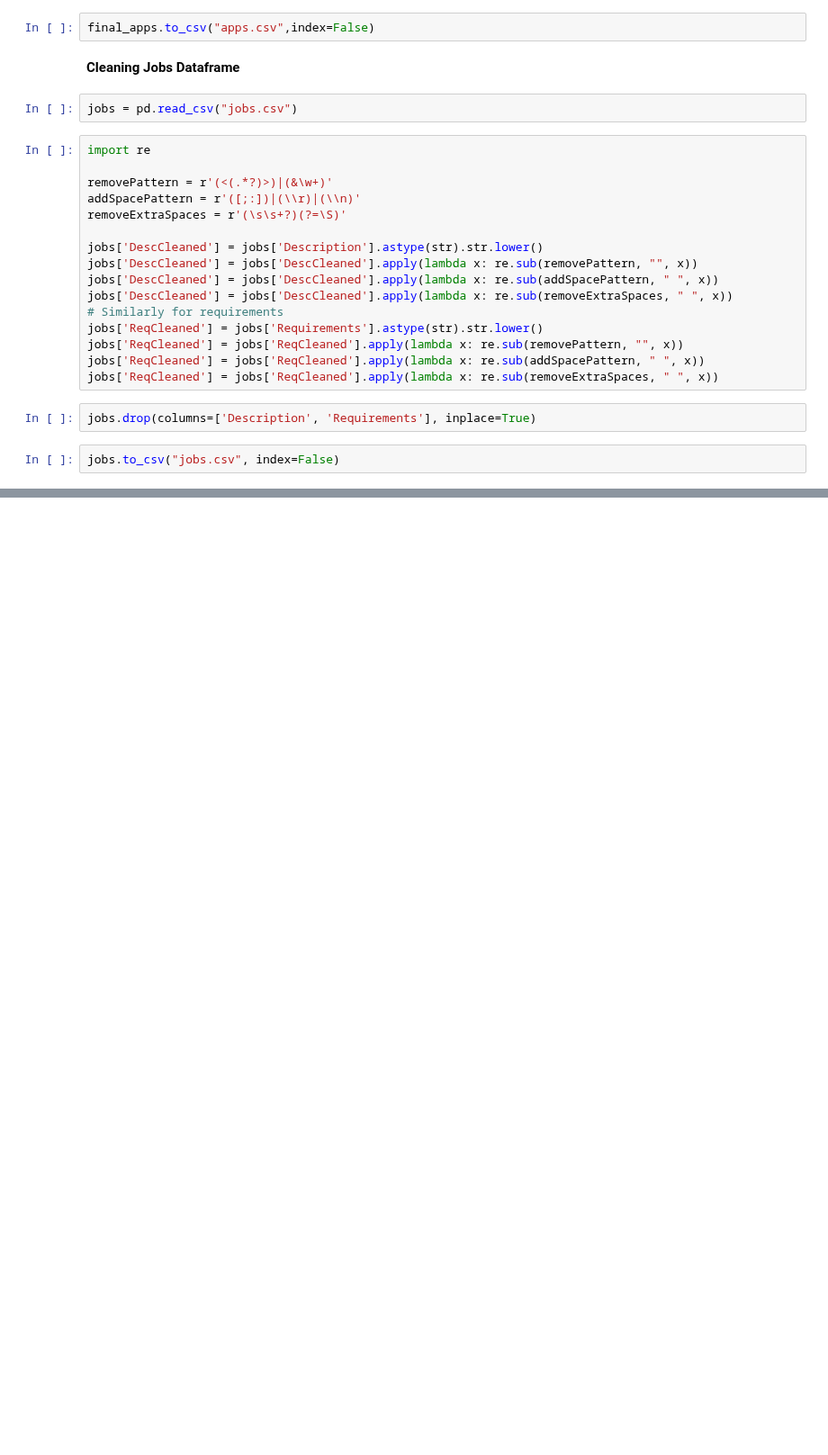
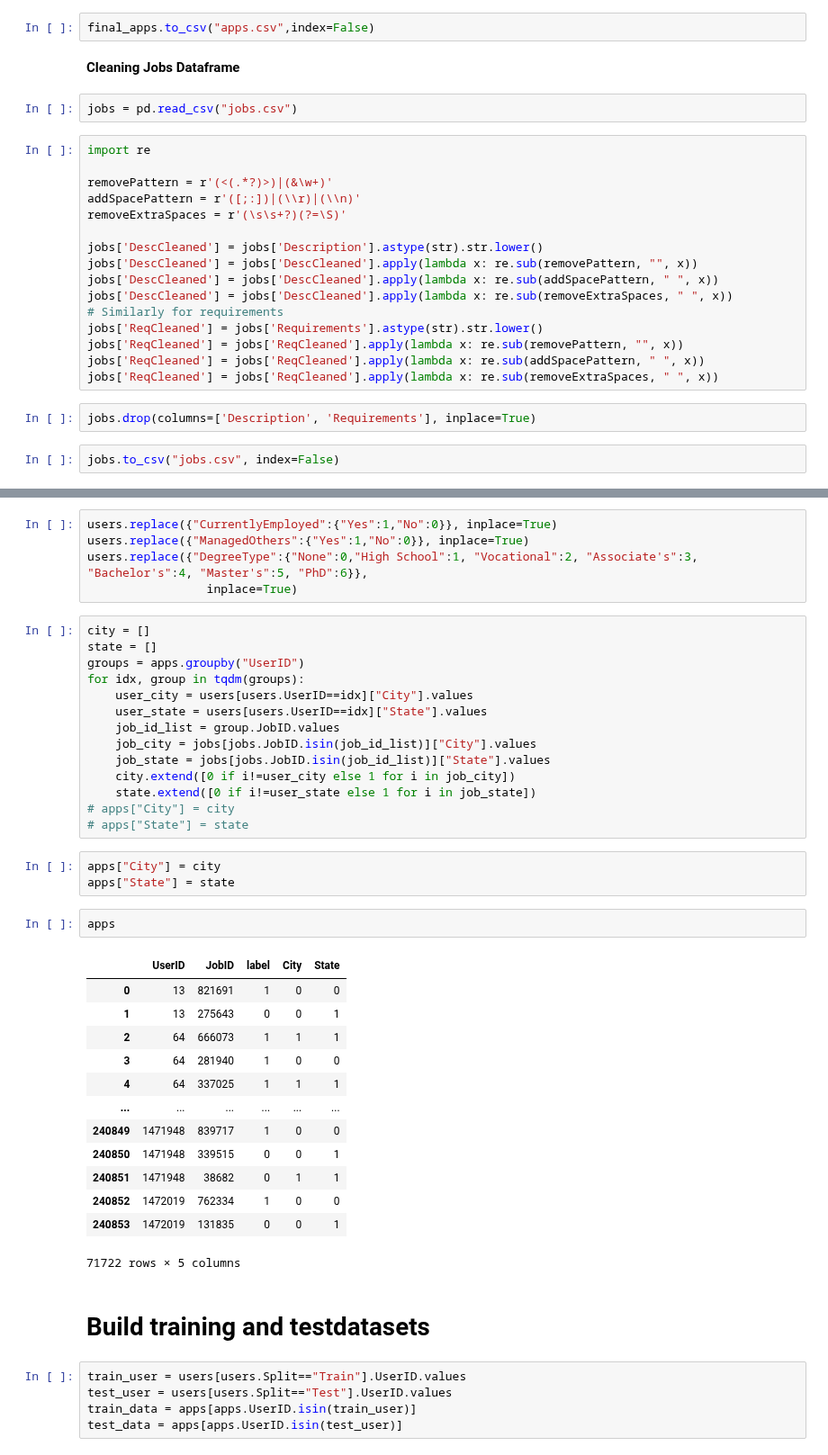
Before and after one commit to pi-sharan/JobHunter, a Jupyter notebook: Backend Algos/preprocess_with_negative_sampling.ipynb, the cells around one changed output, grey strips where cells are left out. Shown at 90% size. Cells and saved outputs as stored; diff of their text form; blank space fills up the shorter version.

```diff
--- a/Backend Algos/preprocess_with_negative_sampling.ipynb
+++ b/Backend Algos/preprocess_with_negative_sampling.ipynb
@@ -229,0 +298,45 @@ jobs.to_csv("jobs.csv", index=False)
+# %%
+users.replace({"CurrentlyEmployed":{"Yes":1,"No":0}}, inplace=True)
+users.replace({"ManagedOthers":{"Yes":1,"No":0}}, inplace=True)
+users.replace({"DegreeType":{"None":0,"High School":1, "Vocational":2, "Associate's":3, "Bachelor's":4, "Master's":5, "PhD":6}},
+                 inplace=True)
+# %%
+city = []
+state = []
+groups = apps.groupby("UserID")
+for idx, group in tqdm(groups):
+    user_city = users[users.UserID==idx]["City"].values
+    user_state = users[users.UserID==idx]["State"].values
+    job_id_list = group.JobID.values
+    job_city = jobs[jobs.JobID.isin(job_id_list)]["City"].values
+    job_state = jobs[jobs.JobID.isin(job_id_list)]["State"].values
+    city.extend([0 if i!=user_city else 1 for i in job_city])
+    state.extend([0 if i!=user_state else 1 for i in job_state])
+# apps["City"] = city
+# apps["State"] = state
+# %%
+apps["City"] = city
+apps["State"] = state
+# %%
+apps
+# %% [output]
+|  | UserID | JobID | label | City | State |
+| 0 | 13 | 821691 | 1 | 0 | 0 |
+| 1 | 13 | 275643 | 0 | 0 | 1 |
+| 2 | 64 | 666073 | 1 | 1 | 1 |
+| 3 | 64 | 281940 | 1 | 0 | 0 |
+| 4 | 64 | 337025 | 1 | 1 | 1 |
+| ... | ... | ... | ... | ... | ... |
+| 240849 | 1471948 | 839717 | 1 | 0 | 0 |
+| 240850 | 1471948 | 339515 | 0 | 0 | 1 |
+| 240851 | 1471948 | 38682 | 0 | 1 | 1 |
+| 240852 | 1472019 | 762334 | 1 | 0 | 0 |
+| 240853 | 1472019 | 131835 | 0 | 0 | 1 |
+71722 rows × 5 columns
+# %% [markdown]
+# Build training and testdatasets
+# %%
+train_user = users[users.Split=="Train"].UserID.values
+test_user = users[users.Split=="Test"].UserID.values
+train_data = apps[apps.UserID.isin(train_user)]
+test_data = apps[apps.UserID.isin(test_user)]
```
Also changed, not shown: parts of 15 cells of this notebook, 1 other file.
